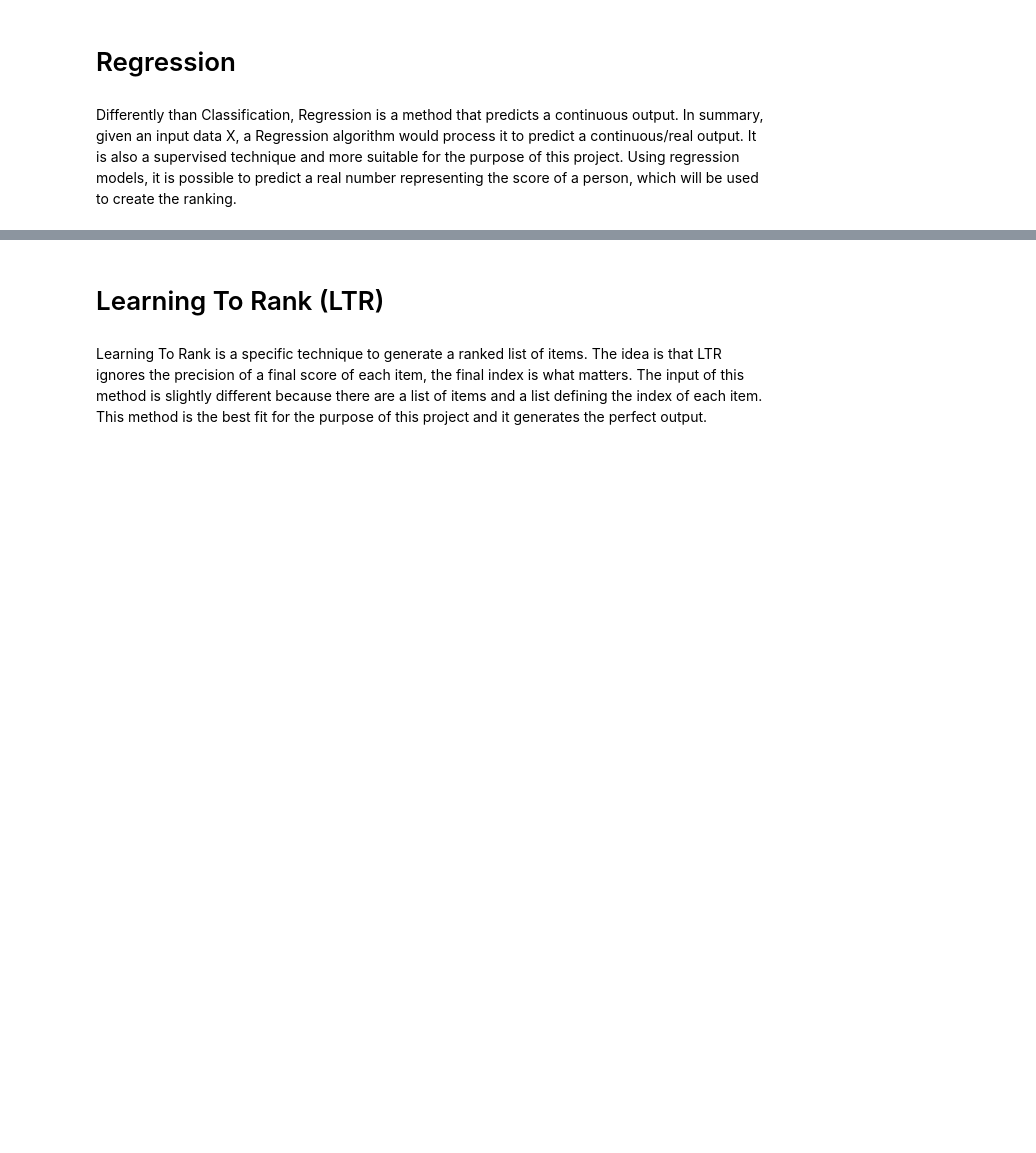
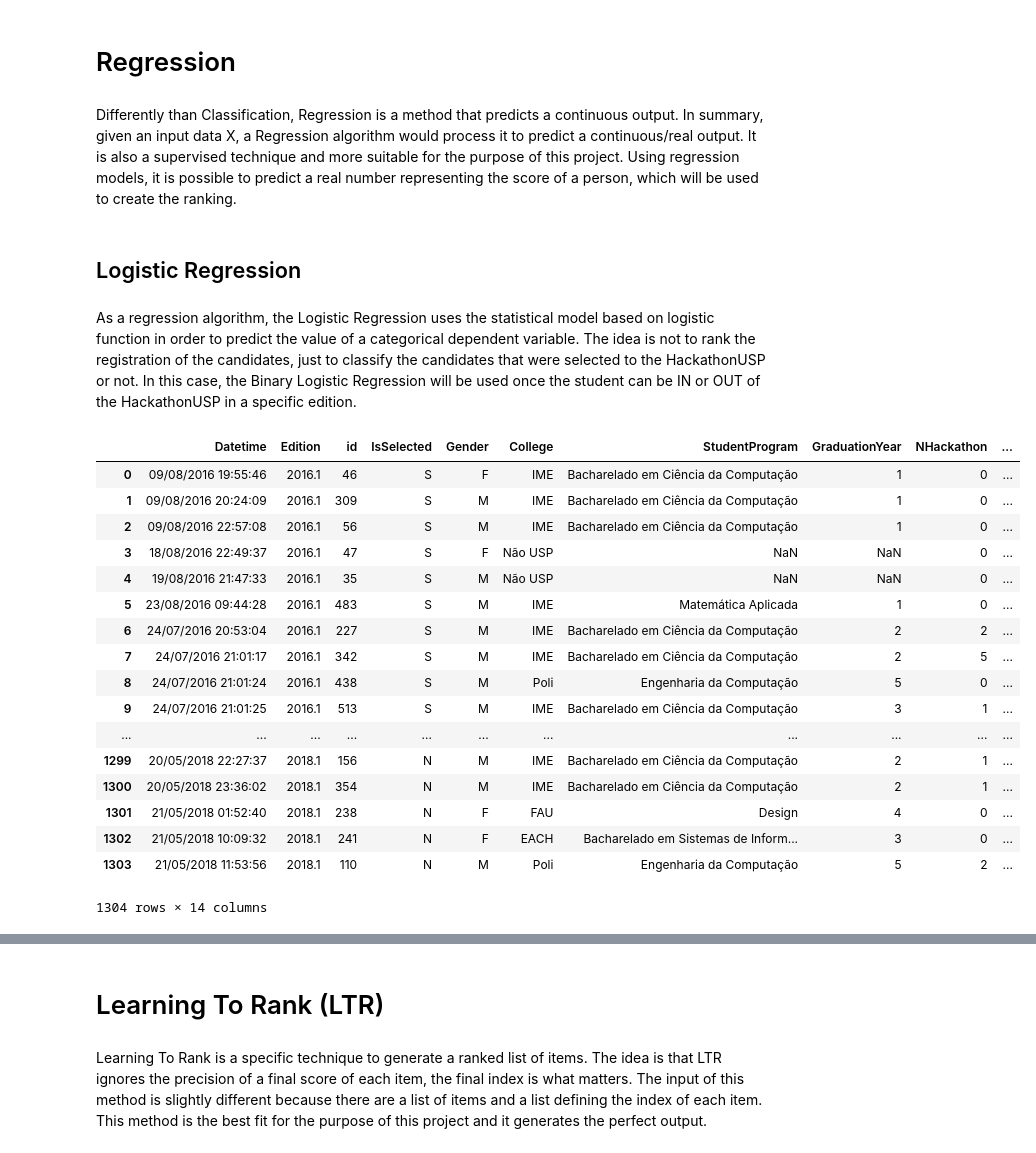
Before and after one commit to yurickyh/HackathonUSPRanking, a Jupyter notebook: HackathonUspRanking.ipynb, the cells around one changed output, grey strips where cells are left out. Saved outputs shown, nothing was run; the diff lists cells and outputs as text; code cells hidden in the pictures; blank space fills up the shorter version.

Commit message:
Run Logistic Regression and analyze its accuracy and confusion matrix.
Signed-off-by: yurickyh <yurickyussuke@hotmail.com>

```diff
--- a/HackathonUspRanking.ipynb
+++ b/HackathonUspRanking.ipynb
@@ -6,3 +6,7 @@ Classification is the process responsible for categorizing a given data to a cla
 # Regression
 # %% [markdown]
 Differently than Classification, Regression is a method that predicts a continuous output.  In summary, given an input data X, a Regression algorithm would process it to predict a continuous/real output. It is also a supervised technique and more suitable for the purpose of this project. Using regression models, it is possible to predict a real number representing the score of a person, which will be used to create the ranking.
+# %% [markdown]
+## Logistic Regression
+# %% [markdown]
+As a regression algorithm, the Logistic Regression uses the statistical model based on logistic function in order to predict the value of a categorical dependent variable. The idea is not to rank the registration of the candidates, just to classify the candidates that were selected to the HackathonUSP or not. In this case, the Binary Logistic Regression will be used once the student can be IN or OUT of the HackathonUSP in a specific edition.
@@ -8,0 +23,22 @@ Differently than Classification, Regression is a method that predicts a continuo
+# %%
+registrations = pd.read_csv('data/AllRegistrationsFile.csv', delimiter=',')
+registrations
+# %% [output]
+|  | Datetime | Edition | id | IsSelected | Gender | College | StudentProgram | GraduationYear | NHackathon | ... |
+| 0 | 09/08/2016 19:55:46 | 2016.1 | 46 | S | F | IME | Bacharelado em Ciência da Computação | 1 | 0 | ... |
+| 1 | 09/08/2016 20:24:09 | 2016.1 | 309 | S | M | IME | Bacharelado em Ciência da Computação | 1 | 0 | ... |
+| 2 | 09/08/2016 22:57:08 | 2016.1 | 56 | S | M | IME | Bacharelado em Ciência da Computação | 1 | 0 | ... |
+| 3 | 18/08/2016 22:49:37 | 2016.1 | 47 | S | F | Não USP | NaN | NaN | 0 | ... |
+| 4 | 19/08/2016 21:47:33 | 2016.1 | 35 | S | M | Não USP | NaN | NaN | 0 | ... |
+| 5 | 23/08/2016 09:44:28 | 2016.1 | 483 | S | M | IME | Matemática Aplicada | 1 | 0 | ... |
+| 6 | 24/07/2016 20:53:04 | 2016.1 | 227 | S | M | IME | Bacharelado em Ciência da Computação | 2 | 2 | ... |
+| 7 | 24/07/2016 21:01:17 | 2016.1 | 342 | S | M | IME | Bacharelado em Ciência da Computação | 2 | 5 | ... |
+| 8 | 24/07/2016 21:01:24 | 2016.1 | 438 | S | M | Poli | Engenharia da Computação | 5 | 0 | ... |
+| 9 | 24/07/2016 21:01:25 | 2016.1 | 513 | S | M | IME | Bacharelado em Ciência da Computação | 3 | 1 | ... |
+| ... | ... | ... | ... | ... | ... | ... | ... | ... | ... | ... |
+| 1299 | 20/05/2018 22:27:37 | 2018.1 | 156 | N | M | IME | Bacharelado em Ciência da Computação | 2 | 1 | ... |
+| 1300 | 20/05/2018 23:36:02 | 2018.1 | 354 | N | M | IME | Bacharelado em Ciência da Computação | 2 | 1 | ... |
+| 1301 | 21/05/2018 01:52:40 | 2018.1 | 238 | N | F | FAU | Design | 4 | 0 | ... |
+| 1302 | 21/05/2018 10:09:32 | 2018.1 | 241 | N | F | EACH | Bacharelado em Sistemas de Inform... | 3 | 0 | ... |
+| 1303 | 21/05/2018 11:53:56 | 2018.1 | 110 | N | M | Poli | Engenharia da Computação | 5 | 2 | ... |
+1304 rows × 14 columns
```
Also changed, not shown: parts of 10 cells of this notebook.
